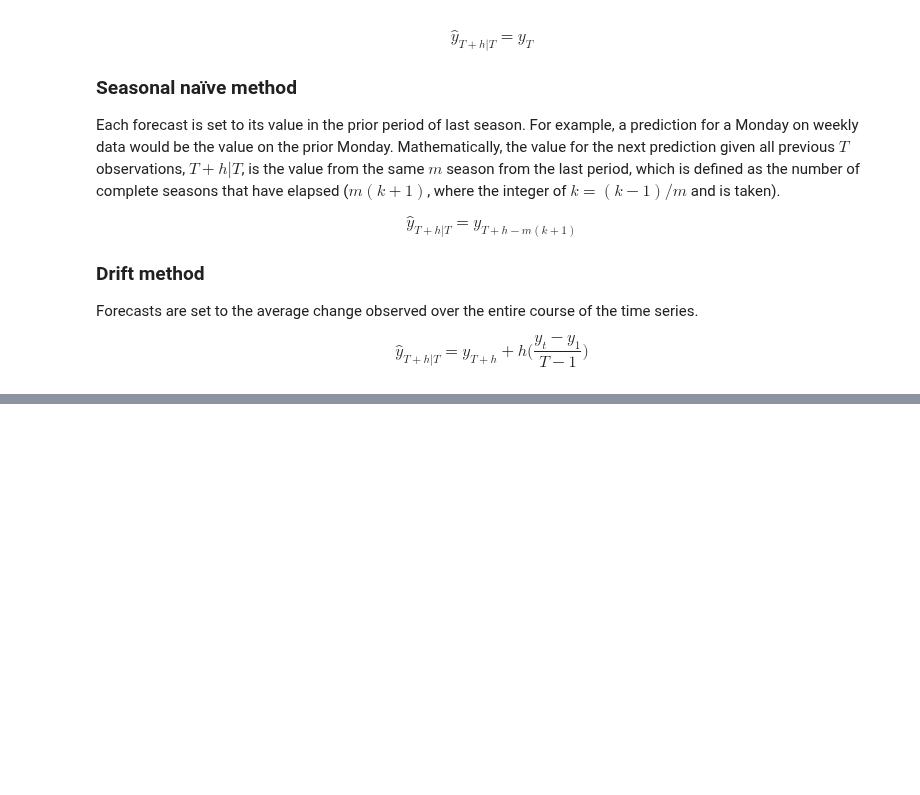
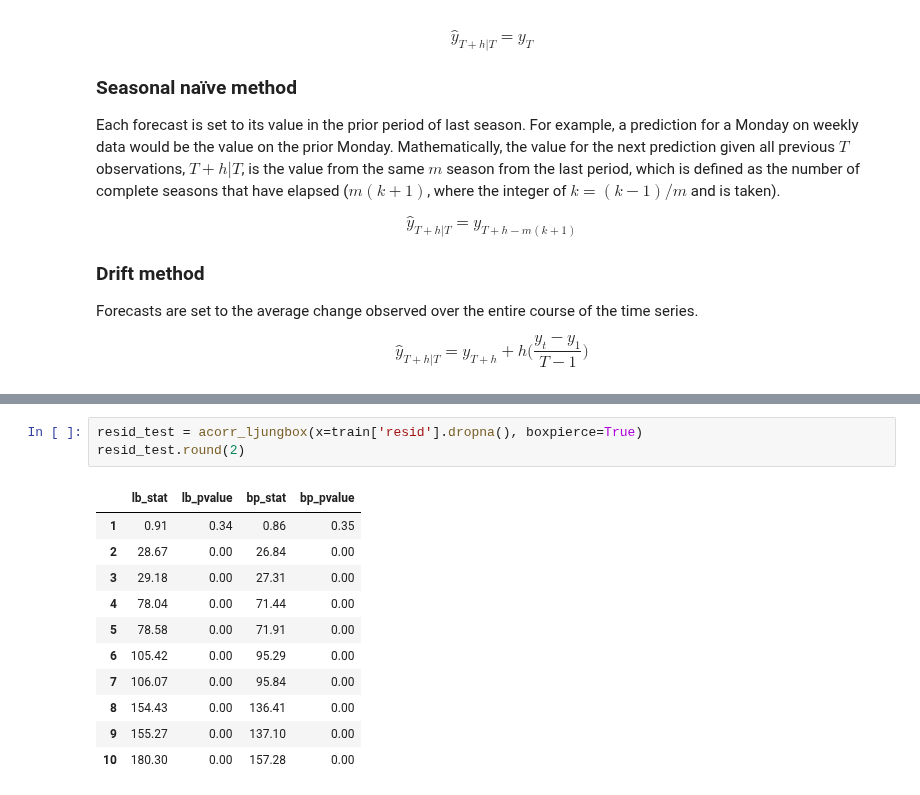
Before and after one commit to sebsciarra/gas_pump_prices, a Jupyter notebook: notebooks/chap5_forecaster_toolbox.ipynb, the cells around one changed output, grey strips where cells are left out. Drawn from its saved outputs; the diff is of its cells as text; blank space fills up the shorter version.

```diff
--- a/notebooks/chap5_forecaster_toolbox.ipynb
+++ b/notebooks/chap5_forecaster_toolbox.ipynb
@@ -138,0 +208,15 @@ df_forecast
+# %%
+resid_test = acorr_ljungbox(x=train['resid'].dropna(), boxpierce=True)
+resid_test.round(2)
+# %% [output]
+|  | lb_stat | lb_pvalue | bp_stat | bp_pvalue |
+| 1 | 0.91 | 0.34 | 0.86 | 0.35 |
+| 2 | 28.67 | 0.00 | 26.84 | 0.00 |
+| 3 | 29.18 | 0.00 | 27.31 | 0.00 |
+| 4 | 78.04 | 0.00 | 71.44 | 0.00 |
+| 5 | 78.58 | 0.00 | 71.91 | 0.00 |
+| 6 | 105.42 | 0.00 | 95.29 | 0.00 |
+| 7 | 106.07 | 0.00 | 95.84 | 0.00 |
+| 8 | 154.43 | 0.00 | 136.41 | 0.00 |
+| 9 | 155.27 | 0.00 | 137.10 | 0.00 |
+| 10 | 180.30 | 0.00 | 157.28 | 0.00 |
```
Also changed, not shown: parts of 10 cells of this notebook.
